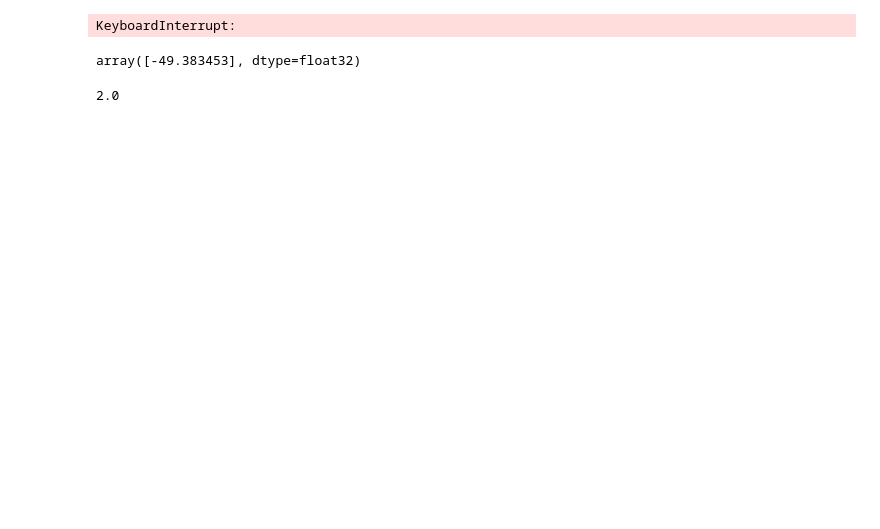
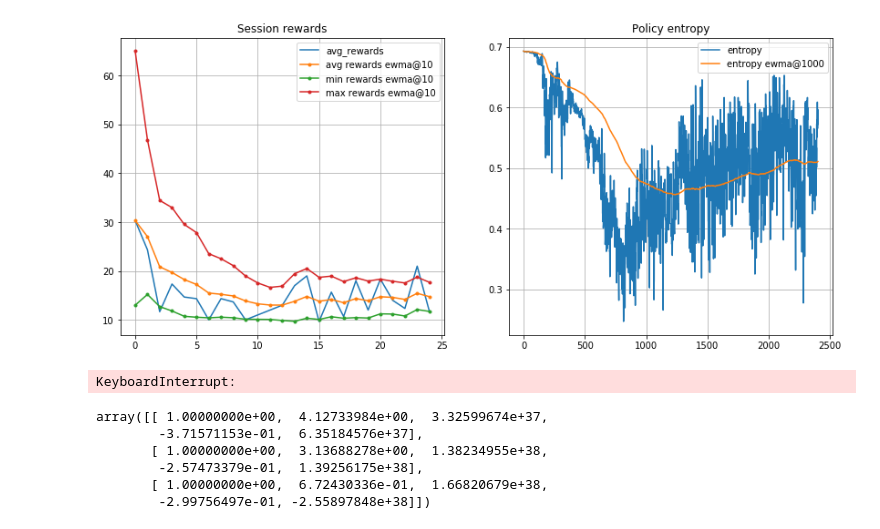
Before and after one commit to cmm801/reinforcement_learning, a Jupyter notebook: actor_critic_example.ipynb, the cells around one changed output. Drawn from its saved outputs; the diff is of its cells as text; code cells hidden in the pictures; blank space fills up the shorter version.

```diff
--- a/actor_critic_example.ipynb
+++ b/actor_critic_example.ipynb
@@ -8,27 +8,25 @@ import actor_critic
 import importlib
 importlib.reload(actor_critic)
 from actor_critic import ActorCritic, EnvBatch
+# %%
+environ_name = "CartPole-v0"
+env = EnvBatch( lambda : gym.make(environ_name), n_envs=10 )
+
+lin_feature_func = lambda x : np.hstack( [ np.ones( (x.shape[0],1) ), x ] )
+
+actor = actor_critic.ActorLinear(feature_func=lin_feature_func, env=env,
+                      scale_model_inputs=True, activation='elu')
+critic = actor_critic.CriticLinear(feature_func=lin_feature_func, env=env,
+                      scale_model_inputs=True, activation='elu')
 # %%
-environ_name = "CartPole-v0"
-
-env = EnvBatch( environ_name, n_envs=10 )
 ac = ActorCritic(
                  env=env,
                  entropy_coef=0.01,
-                 scale_model_inputs=True,
                  actor_learning_rate=0.001,
                  critic_learning_rate=0.001
                 )
 # %%
-ac.run(n_iters=100001, gamma=0.99)
+ac.run(n_iters=10001, gamma=0.99)
 # %% [output]
+[figure, added]
 KeyboardInterrupt:
-# %%
-sp = gym.spaces.Box(low=np.array([-100]), high=np.array([100]) )
-sp.sample()
-# %% [output]
-array([-49.383453], dtype=float32)
-# %%
-fminbound( lambda x : (x-2) ** 2, -10, 10 )
-# %% [output]
-2.0
@@ -35,3 +35,14 @@ fminbound( lambda x : (x-2) ** 2, -10, 10 )
+# %%
+feature_func = lambda x : np.hstack( [ np.ones( (x.shape[0],1) ), x ] )
+samples = np.array( [ env.observation_space.sample() for _ in range(3) ] )
+feature_func( np.array([ env.observation_space.sample() for _ in range(3) ]) )
+# %% [output]
+array([[ 1.00000000e+00,  4.12733984e+00,  3.32599674e+37,
+        -3.71571153e-01,  6.35184576e+37],
+       [ 1.00000000e+00,  3.13688278e+00,  1.38234955e+38,
+        -2.57473379e-01,  1.39256175e+38],
+       [ 1.00000000e+00,  6.72430336e-01,  1.66820679e+38,
+        -2.99756497e-01, -2.55897848e+38]])
 # %%
 E = [env]
 A = tf.convert_to_tensor(np.array( [1]))
```
Also changed, not shown: parts of 1 cell of this notebook, 2 other files.
